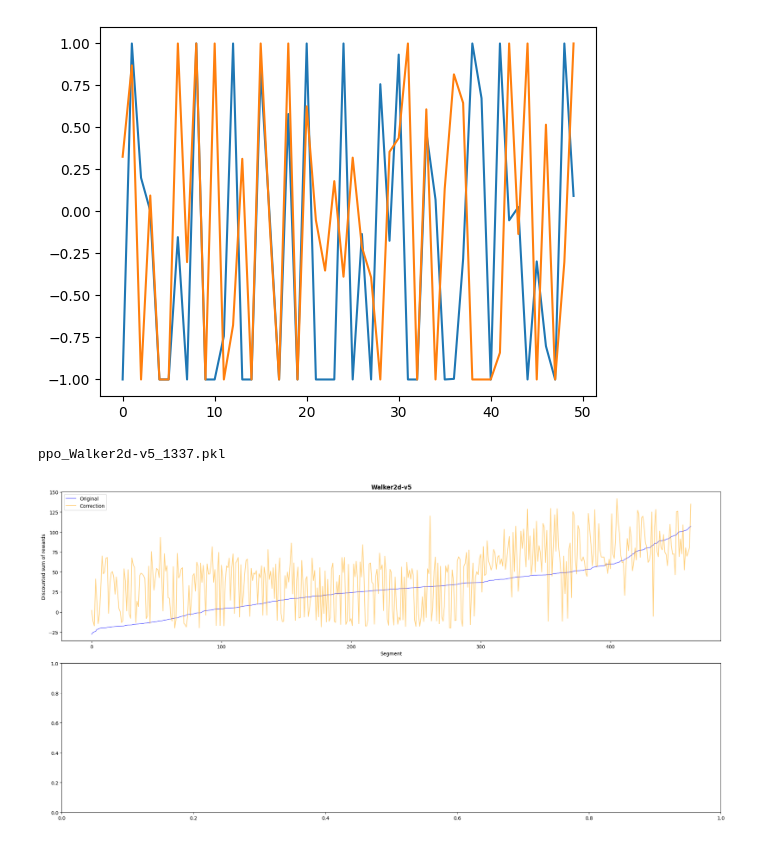
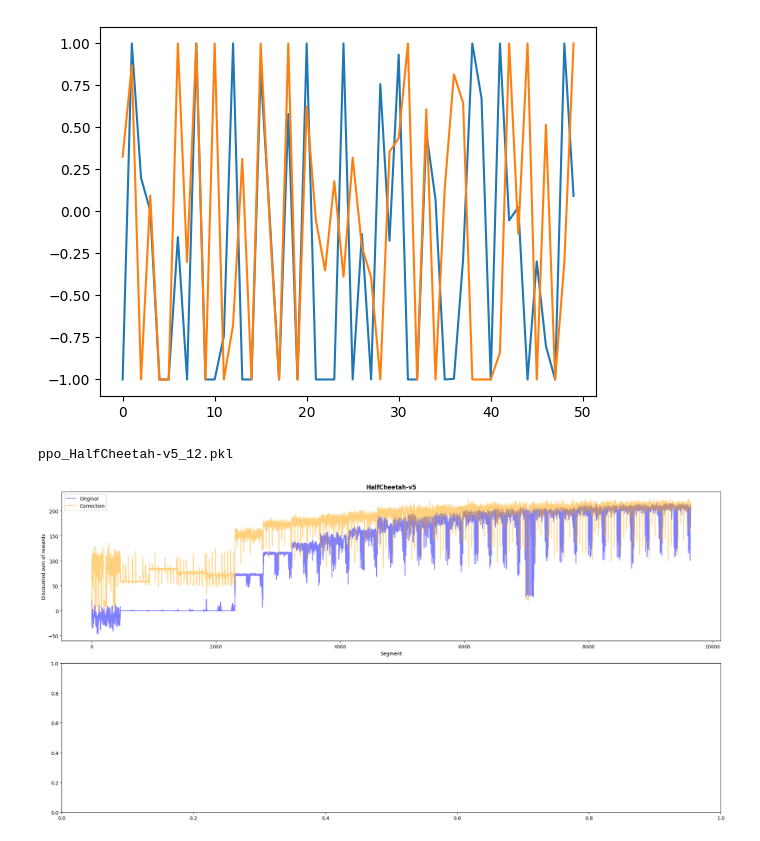
Before and after one commit to ymetz/multi-type-feedback, a Jupyter notebook: rlhf/Analyze_Generated_Feedback.ipynb, the cells around one changed output. Drawn from its saved outputs; the diff is of its cells as text; code cells hidden in the pictures.

```diff
--- a/rlhf/Analyze_Generated_Feedback.ipynb
+++ b/rlhf/Analyze_Generated_Feedback.ipynb
@@ -2,7 +2,7 @@
 import pickle
 import numpy as np
 # %%
-with open("feedback_debug/ppo_HalfCheetah-v5_1111.pkl", "rb" ) as stuff:
+with open("feedback_debug/ppo_HalfCheetah-v5_1337.pkl", "rb" ) as stuff:
     data = pickle.load(stuff)
 # %%
 data.keys()
@@ -203,6 +184,8 @@ plt.plot([d[1][-1] for d in data["demos"][-5]])
 [figure]
 # %%
 import pickle as pkl
+import numpy as np
+import matplotlib.pyplot as plt
 
 # Compute statistics env per env (due to memory constraints)
 results = {}
@@ -215,7 +198,7 @@ def discounted_sum_numpy(rewards, discount_factor):
     return np.sum(rewards * discount_factors)
 
 # get all feedback files matching the environment (they contain the name and the seed)
-env = "Walker2d-v5"
+env = "HalfCheetah-v5"
 discount_factors = {
     'HalfCheetah-v5': 0.99,
     'Hopper-v5': 0.999,
@@ -228,49 +211,49 @@ discount_factors = {
 }
 
 # Load data
-file = f"ppo_{env}_1337.pkl"
+file = f"ppo_{env}_12.pkl"
 print(file)
 seed = file.split('.')[0].split('_')[-1]
-with open(f"feedback_debug/{file}", 'rb') as f:
+with open(f"feedback/{file}", 'rb') as f:
     data = pkl.load(f)
     if env not in results:
         results[env] = []
 
     # compute discounted sum of rewards
-    index = np.argsort([discounted_sum_numpy([e[2] for e in d], discount_factors[env]) for d in data["segments"]])
+    #index = np.argsort([discounted_sum_numpy([e[2] for e in d], discount_factors[env]) for d in data["segments"]])
     #index1 = np.argsort([discounted_sum_numpy([e[2] for e in d], discount_factors[env]) for d in data["demos"]])
-    ordered_gt_rews = np.array([discounted_sum_numpy([e[2] for e in d], discount_factors[env]) for d in data["segments"]])[index]
+    ordered_gt_rews = np.array([discounted_sum_numpy([e[2] for e in d], discount_factors[env]) for d in data["segments"]])#[index]
 
     # demo rewards
-    ordered_demo_rews = np.array([discounted_sum_numpy([e[2] for e in d], discount_factors[env]) for d in data["demos"]])[index]
+    ordered_demo_rews = np.array([discounted_sum_numpy([e[2] for e in d], discount_factors[env]) for d in data["demos"]])#[index]
 
     model_indices = np.array([d[0][-1] for d in data["demos"]])
 
     # store data
-    results[env].append((ordered_gt_rews, opt_gaps, ratings, ordered_demo_rews))
+    results[env].append((ordered_gt_rews, ordered_demo_rews))
 # %% [output]
-ppo_Walker2d-v5_1337.pkl
+ppo_HalfCheetah-v5_12.pkl
 # %%
 # Instead of ratings, we now want to compare the total rewards between original data ("segments") and demonstrations ("demos").
 # make grid plot showing the total rewards for each segment and demo
 
 colors = ['red', 'green', 'blue', 'orange']
 
 fig, axs = plt.subplots(2, 1, figsize=(20, 10))
 
 for i, env in enumerate([env]):
     ax = axs[i]
     for data in results[env]:
         ax.plot(np.arange(len(data[0])), data[0], label="Original", alpha=0.5, color='blue')
-        ax.plot(np.arange(len(data[3])), data[3], label="Correction", alpha=0.5, color='orange')
+        ax.plot(np.arange(len(data[1])), data[1], label="Correction", alpha=0.5, color='orange')
         #ax.scatter(np.arange(len(data[3])), data[3], label="Correction", alpha=0.5, color=[colors[c] for c in model_indices])
     ax.set_title(env, fontweight='bold')
     ax.set_xlabel("Segment")
     ax.set_ylabel("Discounted sum of rewards")
     ax.legend()
 
 plt.tight_layout()
 
-plt.savefig("segment_vs_demo_rewards.png")
+plt.savefig("naw_segment_vs_demo_rewards.png")
 # %% [output]
-[figure, old version]
+[figure, new version]
```
Also changed, not shown: parts of 14 cells of this notebook, 8 other files.
